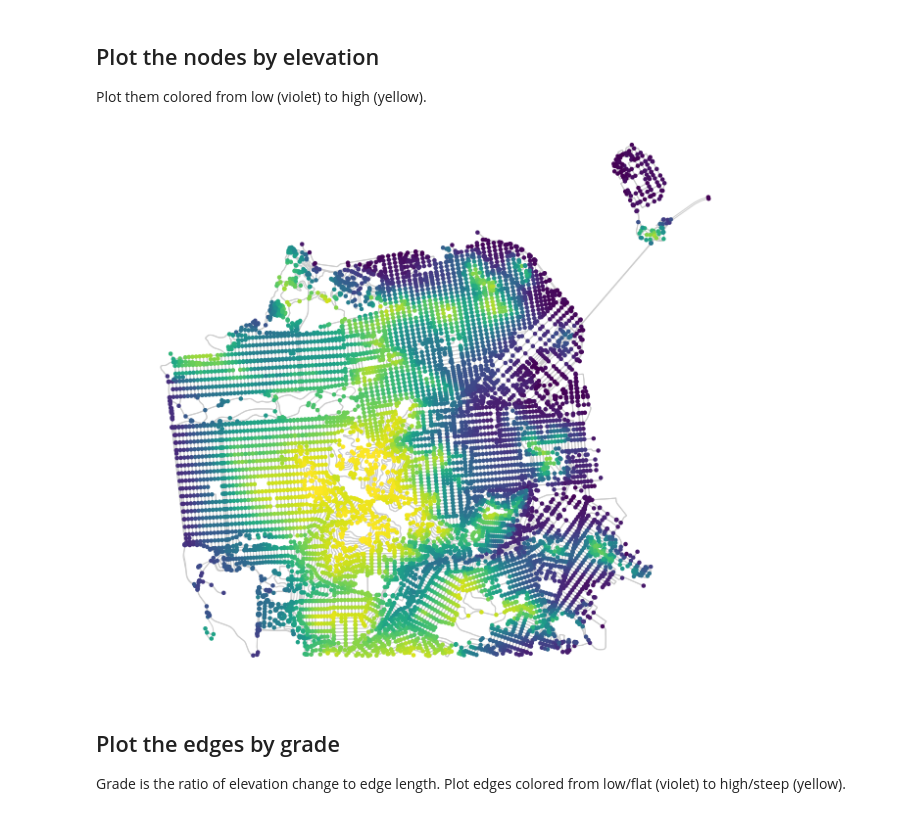
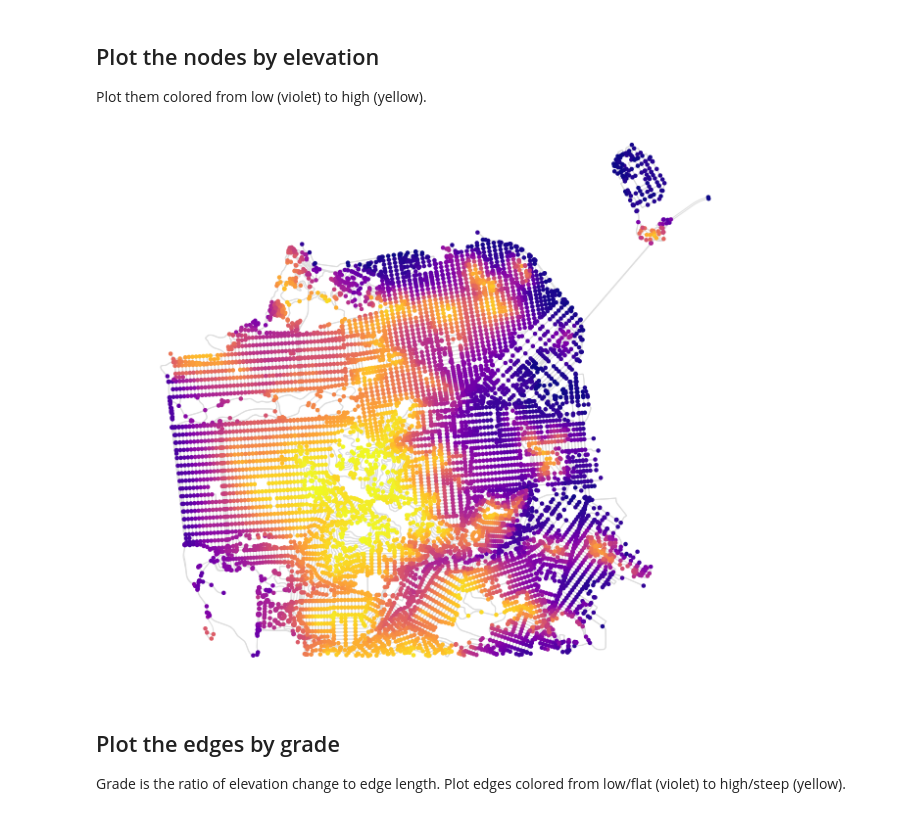
Before and after one commit to gboeing/osmnx, a Jupyter notebook: examples/12-node-elevations-edge-grades.ipynb, the cells around one changed output. Cells and saved outputs as stored; diff of their text form; code cells hidden in the pictures.

```diff
--- a/examples/12-node-elevations-edge-grades.ipynb
+++ b/examples/12-node-elevations-edge-grades.ipynb
@@ -43,10 +43,10 @@ Plot them colored from low (violet) to high (yellow).
 G_proj = ox.project_graph(G)
 # %%
 # get one color for each node, by elevation, then plot the network
-nc = ox.get_node_colors_by_attr(G_proj, 'elevation')
-fig, ax = ox.plot_graph(G_proj, fig_height=10, node_color=nc, node_size=20, node_zorder=2, edge_color='#cccccc')
+nc = ox.get_node_colors_by_attr(G_proj, 'elevation', cmap='plasma')
+fig, ax = ox.plot_graph(G_proj, fig_height=10, node_color=nc, node_size=20, node_zorder=2, edge_color='#dddddd')
 # %% [output]
-[figure, old version]
+[figure, new version]
 # %% [markdown]
 ## Plot the edges by grade
 
```
Also changed, not shown: parts of 8 cells of this notebook.
